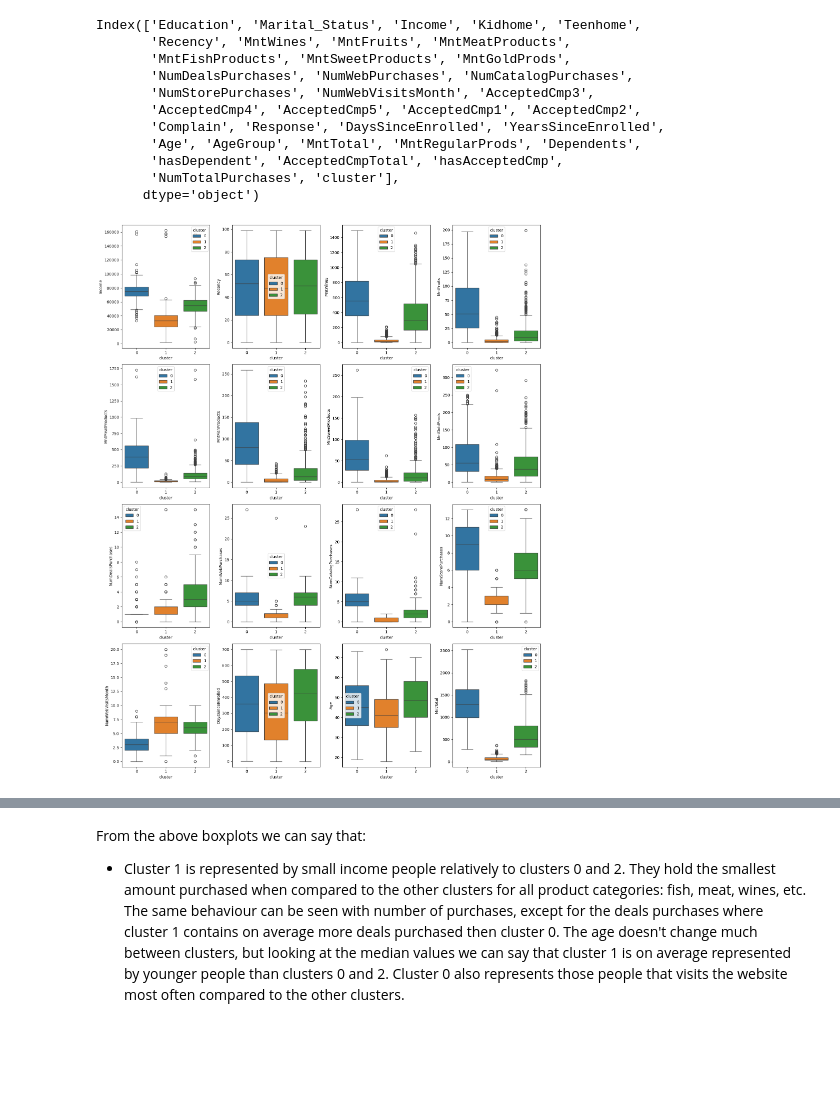
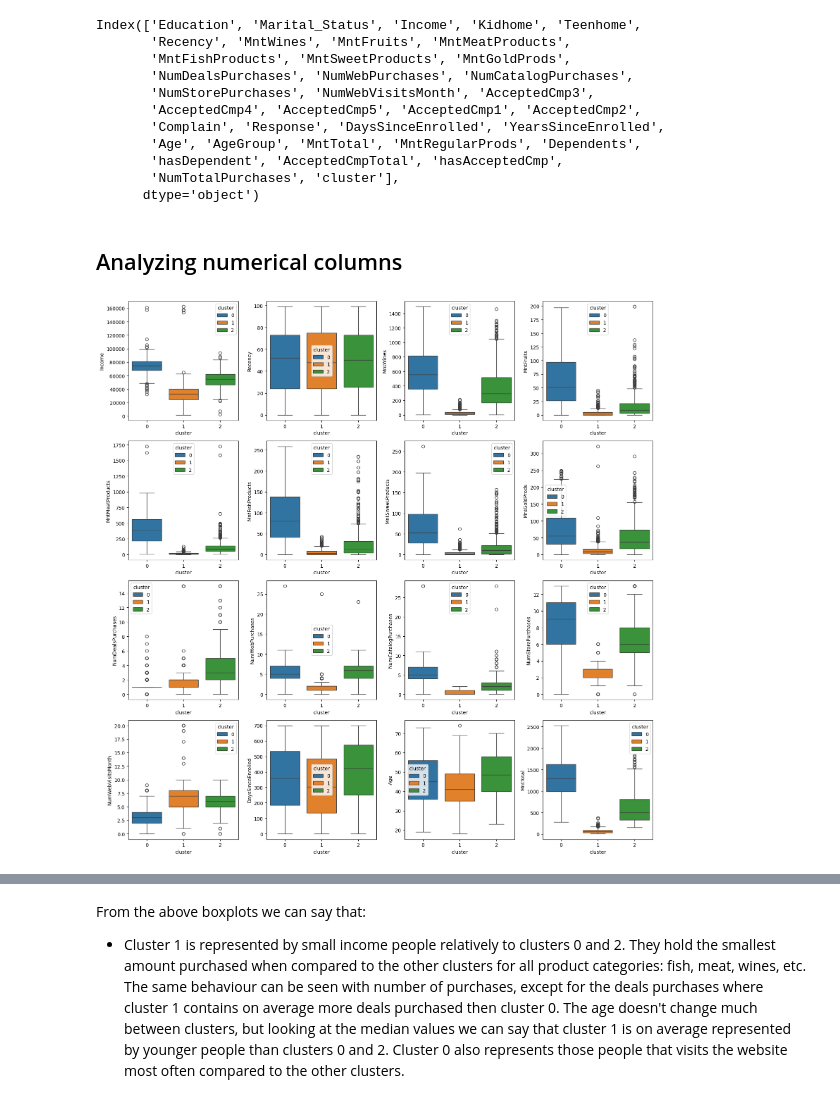
Before and after one commit to igornunespatricio/Clustering-Data-Analyst-iFood, a Jupyter notebook: notebooks/clustering.ipynb, the cells around one changed output, grey strips where cells are left out. Saved outputs shown, nothing was run; the diff lists cells and outputs as text; code cells hidden in the pictures; blank space fills up the shorter version.

```diff
--- a/notebooks/clustering.ipynb
+++ b/notebooks/clustering.ipynb
@@ -237,32 +238,34 @@ Index(['Education', 'Marital_Status', 'Income', 'Kidhome', 'Teenhome',
        'hasDependent', 'AcceptedCmpTotal', 'hasAcceptedCmp',
        'NumTotalPurchases', 'cluster'],
       dtype='object')
+# %% [markdown]
+## Analyzing numerical columns
 # %%
 cols = [
     'Income',
     'Recency',
     'MntWines',
     'MntFruits',
     'MntMeatProducts',
     'MntFishProducts',
     'MntSweetProducts',
     'MntGoldProds',
     'NumDealsPurchases',
     'NumWebPurchases',
     'NumCatalogPurchases',
     'NumStorePurchases',
     'NumWebVisitsMonth',
     'DaysSinceEnrolled',
     'Age',
     'MntTotal',
     'MntRegularProds',
     'NumTotalPurchases'
 ]
 ncols = 4
 nrows = len(cols) // ncols
-fig, axes = plt.subplots(nrows=nrows, ncols=ncols, figsize=(4*ncols, 5*nrows), tight_layout=True)
+fig, axes = plt.subplots(nrows=nrows, ncols=ncols, figsize=(4*ncols, 4*nrows), tight_layout=True)
 
 for col, ax in zip(cols, axes.flatten()):
     sns.boxplot(data=df_clustered, x='cluster', y=col, hue='cluster', ax=ax, fill=True, palette='tab10')
 # %% [output]
-[figure, old version]
+[figure, new version]
```
Also changed, not shown: parts of 4 cells of this notebook, 1 other file.
